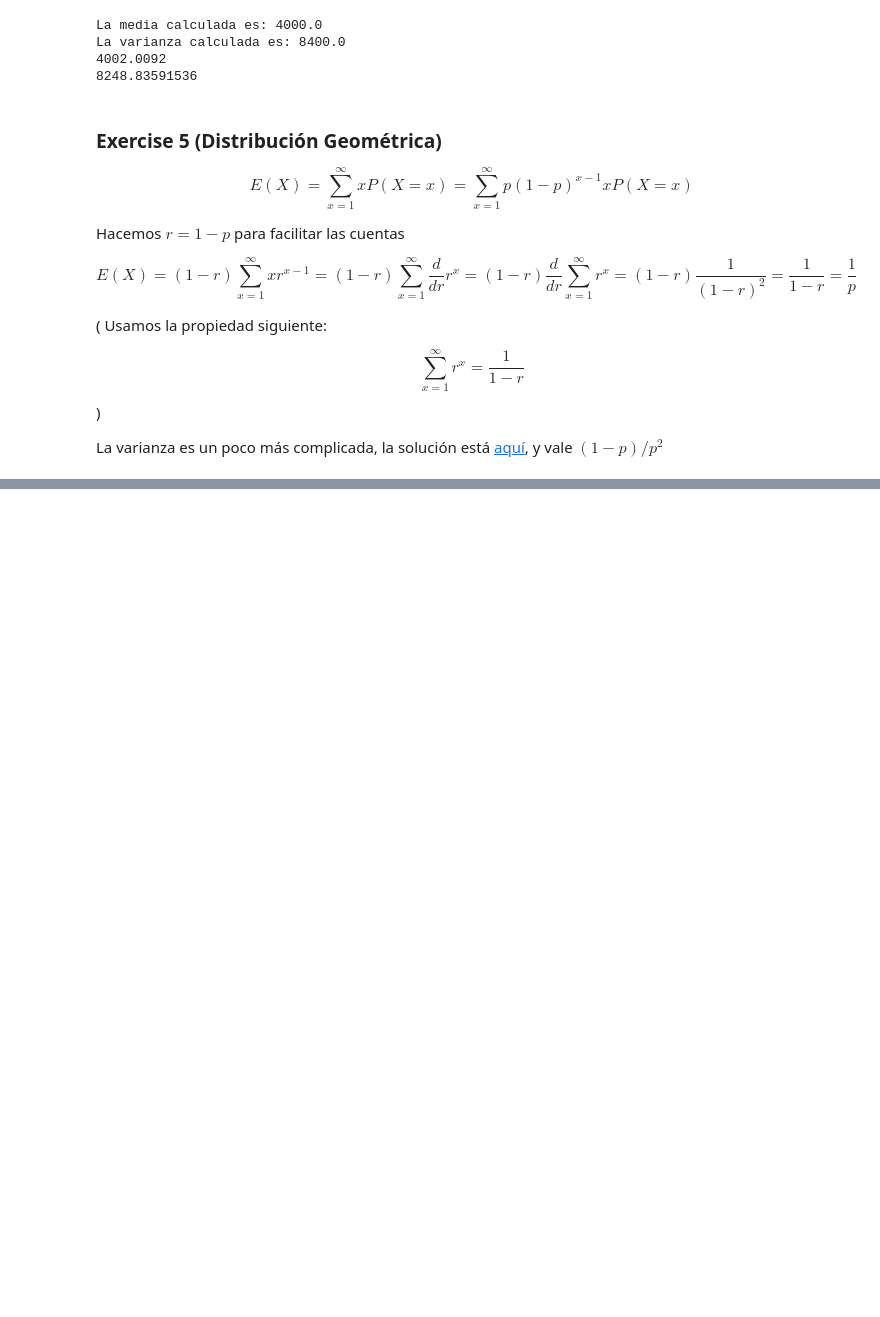
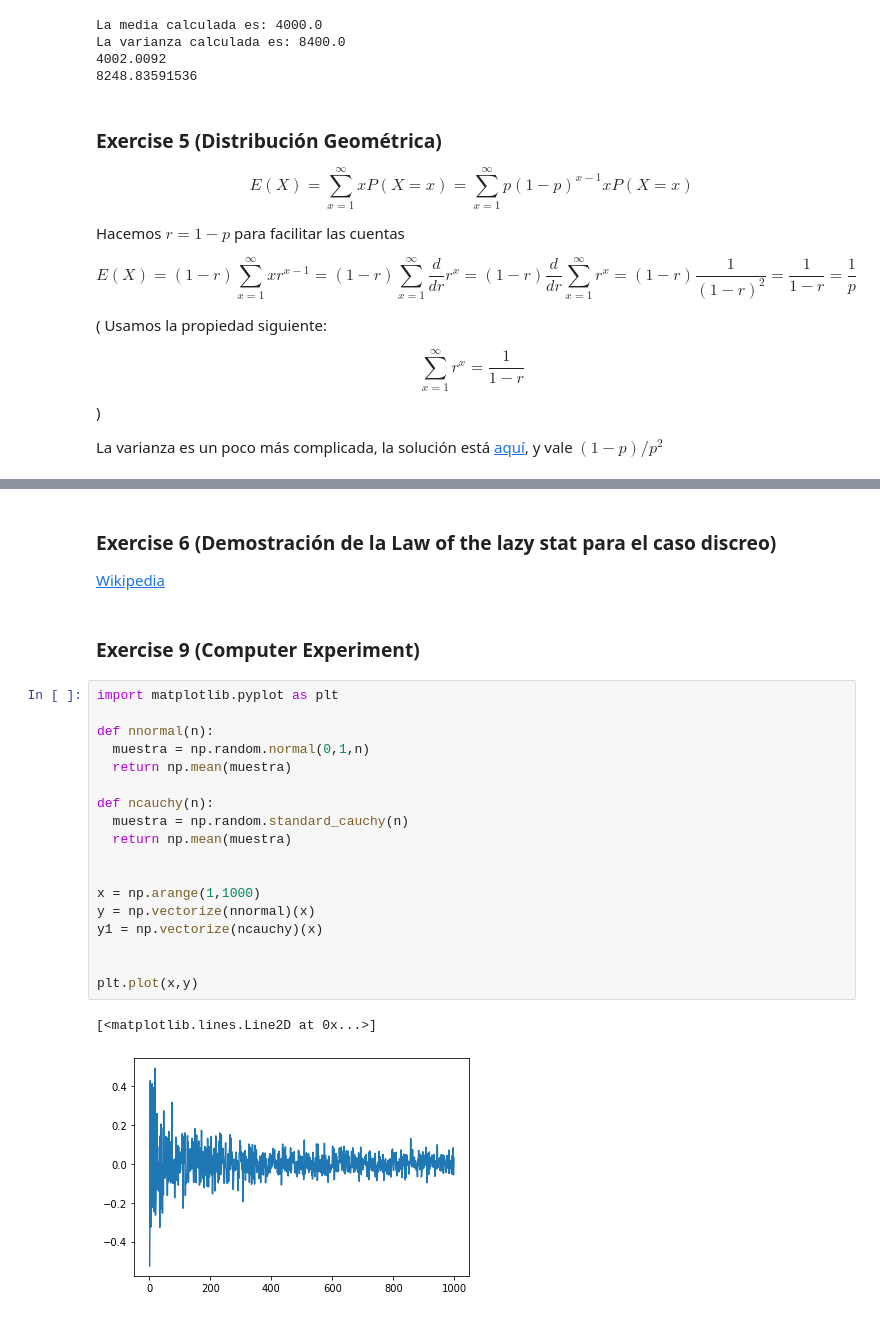
Before and after one commit to gmonce/datascience, a Jupyter notebook: all_of_statistics/All of Statistics - Chapter 4.ipynb, the cells around one changed output, grey strips where cells are left out. Cells and saved outputs as stored; diff of their text form; blank space fills up the shorter version.

```diff
--- a/all_of_statistics/All of Statistics - Chapter 4.ipynb
+++ b/all_of_statistics/All of Statistics - Chapter 4.ipynb
@@ -161,0 +162,27 @@ Varianza calculada,  7.777777777777778
+# %% [markdown]
+### Exercise 6 (Demostración de la Law of the lazy stat para el caso discreo)
+
+[Wikipedia](https://en.wikipedia.org/wiki/Law_of_the_unconscious_statistician)
+# %% [markdown]
+### Exercise 9 (Computer Experiment)
+# %%
+import matplotlib.pyplot as plt
+
+def nnormal(n):
+  muestra = np.random.normal(0,1,n)
+  return np.mean(muestra)
+
+def ncauchy(n):
+  muestra = np.random.standard_cauchy(n)
+  return np.mean(muestra)
+
+
+x = np.arange(1,1000)
+y = np.vectorize(nnormal)(x)
+y1 = np.vectorize(ncauchy)(x)
+
+
+plt.plot(x,y)
+# %% [output]
+[<matplotlib.lines.Line2D at 0x...>]
+[figure, added]
```
Also changed, not shown: parts of 2 cells of this notebook.
